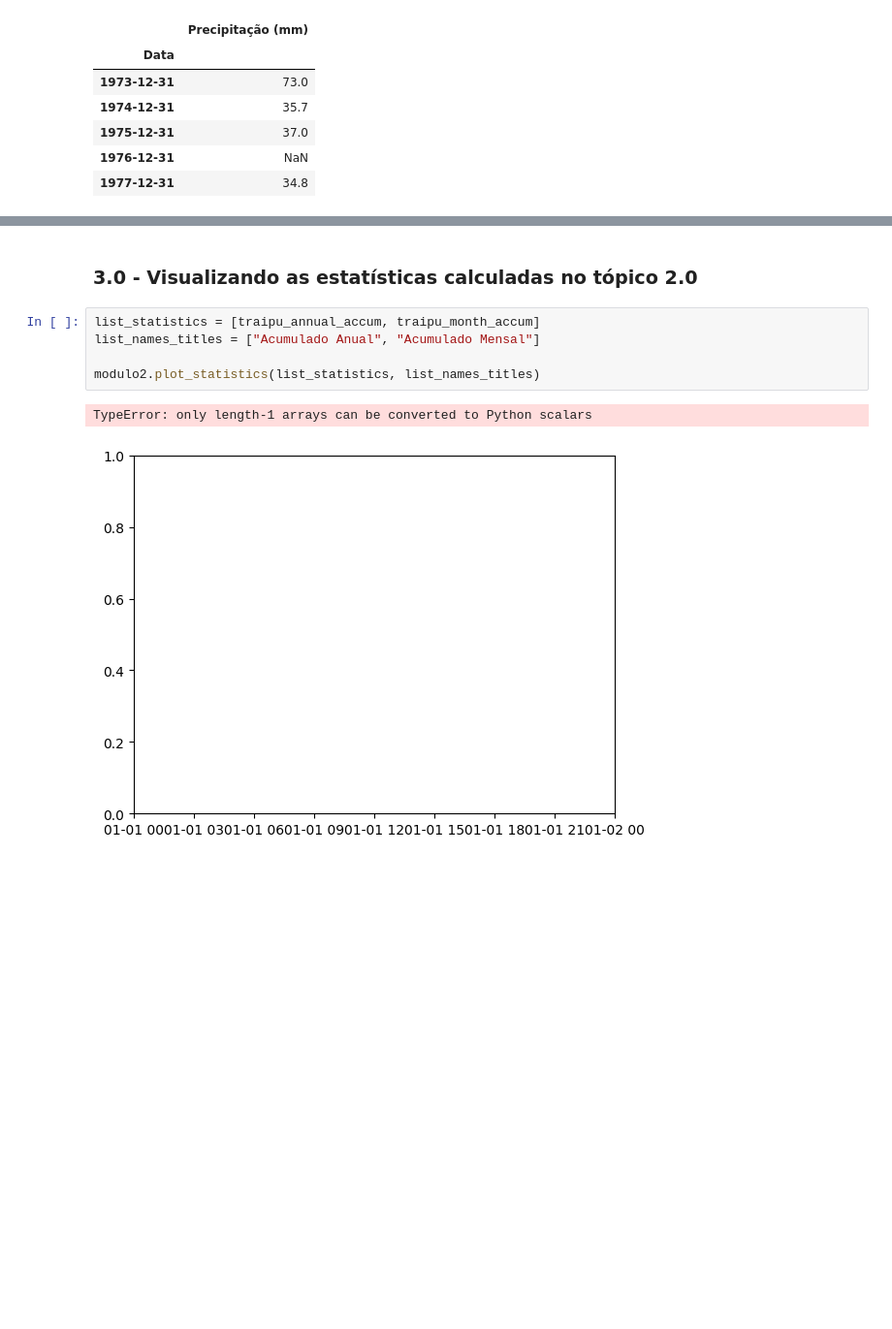
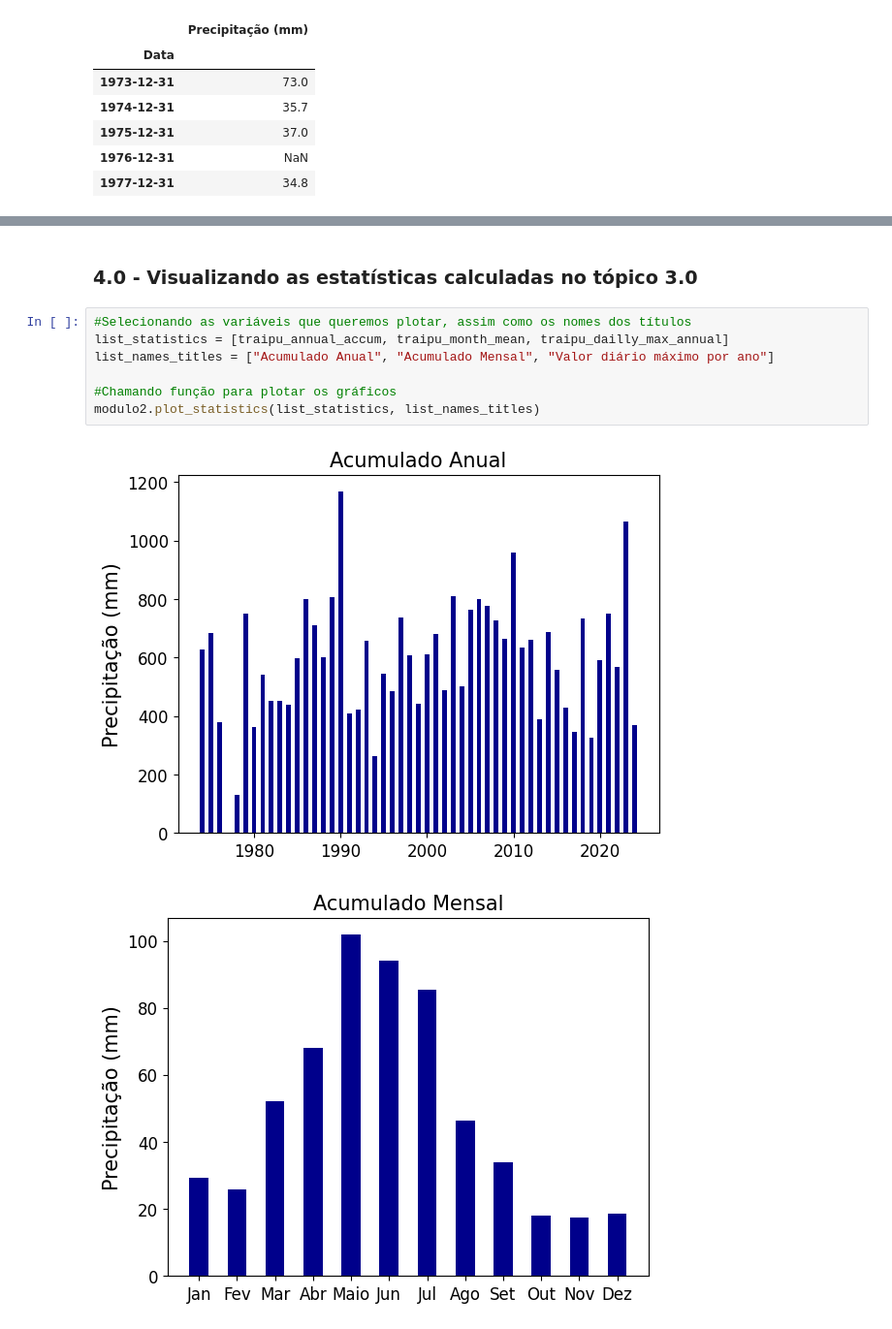
Before and after one commit to flow-ufal/gpm_precipitation_tools, a Jupyter notebook: modulos_tratamento_dados/exemplos/exemplo-modulo2.ipynb, the cells around one changed output, grey strips where cells are left out. Shown at 97% size. Cells and saved outputs as stored; diff of their text form; blank space fills up the shorter version.

```diff
--- a/modulos_tratamento_dados/exemplos/exemplo-modulo2.ipynb
+++ b/modulos_tratamento_dados/exemplos/exemplo-modulo2.ipynb
@@ -79,10 +81,12 @@ traipu_all_month_statistics
 # %% [markdown]
-### 3.0 - Visualizando as estatísticas calculadas no tópico 2.0
+### 4.0 - Visualizando as estatísticas calculadas no tópico 3.0
-# %%
-list_statistics = [traipu_annual_accum, traipu_month_accum]
-list_names_titles = ["Acumulado Anual", "Acumulado Mensal"]
-
-modulo2.plot_statistics(list_statistics, list_names_titles)
-# %% [output]
-TypeError: only length-1 arrays can be converted to Python scalars
-[figure, removed]
+# %%
+#Selecionando as variáveis que queremos plotar, assim como os nomes dos títulos
+list_statistics = [traipu_annual_accum, traipu_month_mean, traipu_dailly_max_annual]
+list_names_titles = ["Acumulado Anual", "Acumulado Mensal", "Valor diário máximo por ano"]
+
+#Chamando função para plotar os gráficos
+modulo2.plot_statistics(list_statistics, list_names_titles)
+# %% [output]
+[figure, added]
+[figure, added]
```
Also changed, not shown: parts of 14 cells of this notebook, 2 other files.
